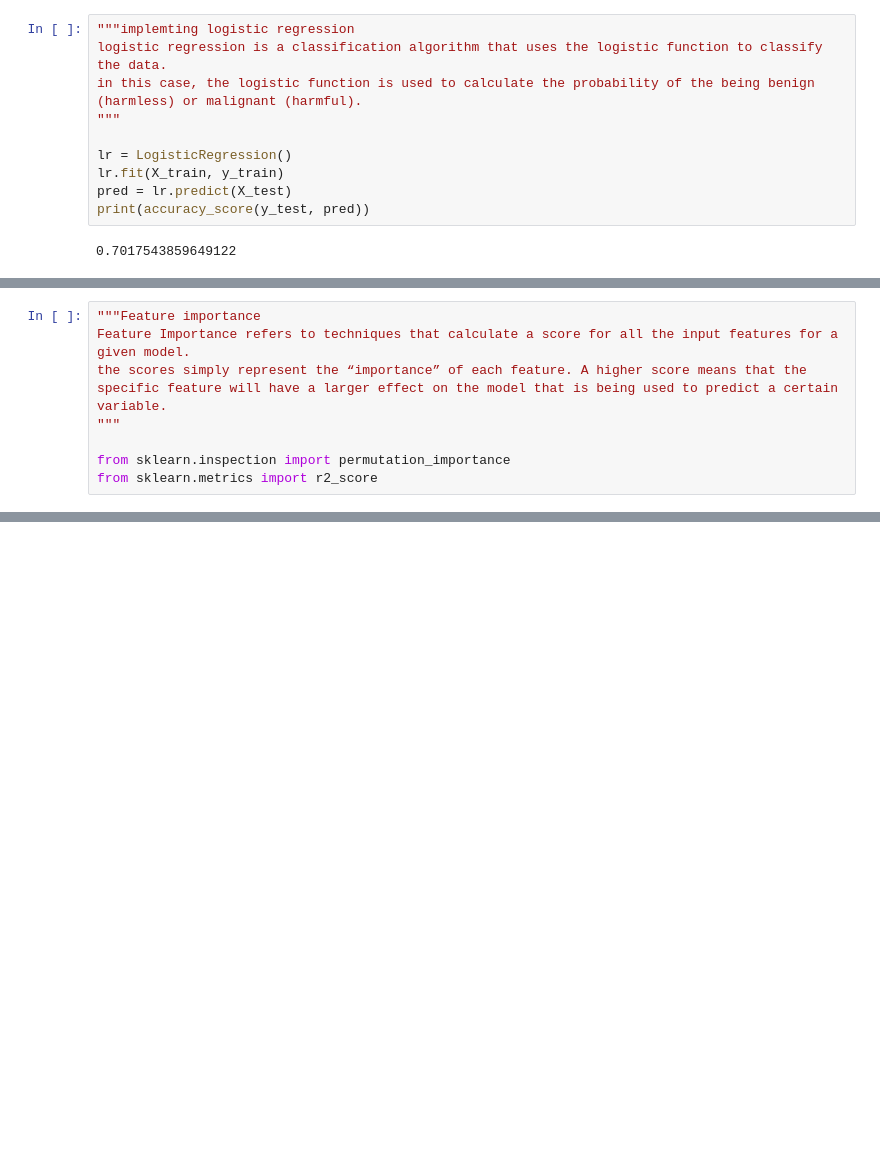
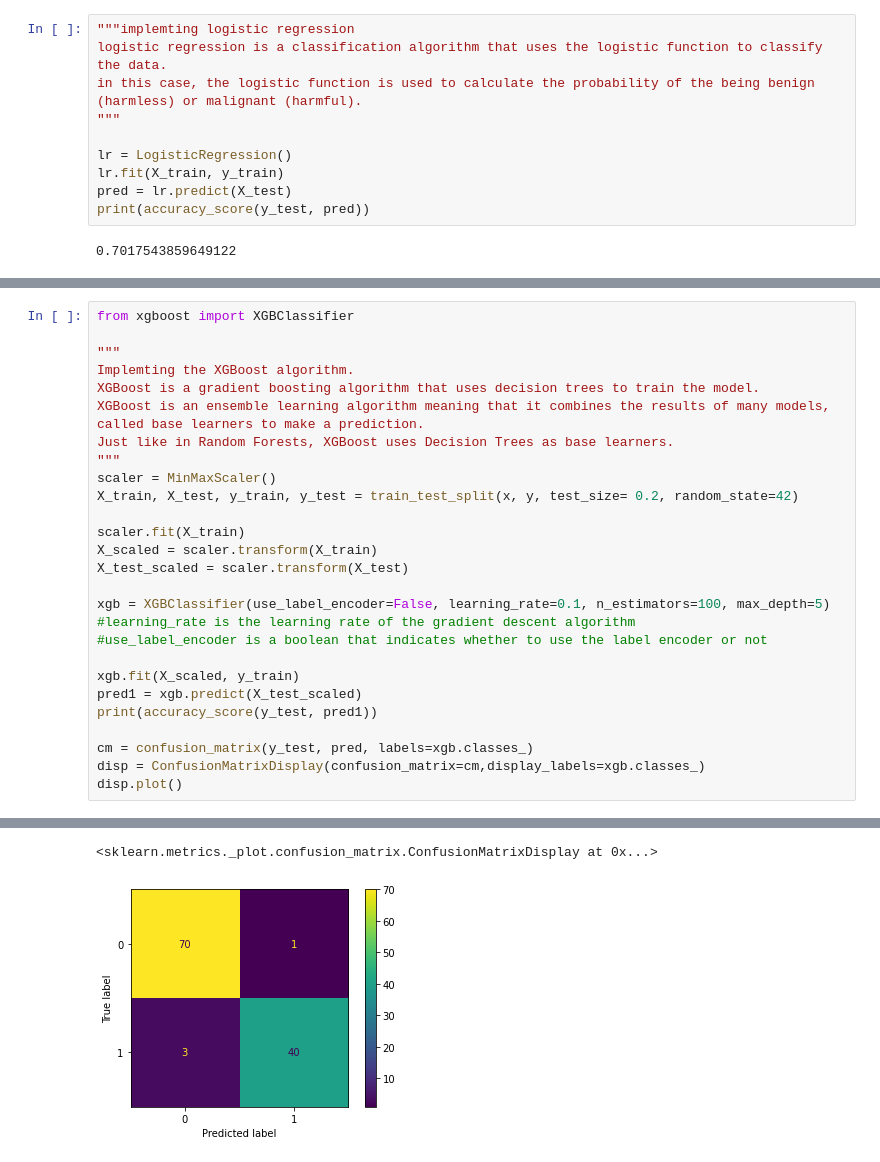
Before and after one commit to colinoy/BreastCancerPrediction, a Jupyter notebook: BreastCancer_EDA.ipynb, the cells around one changed output, grey strips where cells are left out. Saved outputs shown, nothing was run; the diff lists cells and outputs as text; blank space fills up the shorter version.

```diff
--- a/BreastCancer_EDA.ipynb
+++ b/BreastCancer_EDA.ipynb
@@ -313,8 +345,28 @@ disp.plot()
-# %%
-"""Feature importance
-Feature Importance refers to techniques that calculate a score for all the input features for a given model.
-the scores simply represent the “importance” of each feature. A higher score means that the specific feature will have a larger effect on the model that is being used to predict a certain variable.
-"""
-
-from sklearn.inspection import permutation_importance
-from sklearn.metrics import r2_score
+# %%
+from xgboost import XGBClassifier
+
+"""
+Implemting the XGBoost algorithm.
+XGBoost is a gradient boosting algorithm that uses decision trees to train the model.
+XGBoost is an ensemble learning algorithm meaning that it combines the results of many models, called base learners to make a prediction.
+Just like in Random Forests, XGBoost uses Decision Trees as base learners.
+"""
+scaler = MinMaxScaler()
+X_train, X_test, y_train, y_test = train_test_split(x, y, test_size= 0.2, random_state=42)
+
+scaler.fit(X_train)
+X_scaled = scaler.transform(X_train)
+X_test_scaled = scaler.transform(X_test)
+
+xgb = XGBClassifier(use_label_encoder=False, learning_rate=0.1, n_estimators=100, max_depth=5)
+#learning_rate is the learning rate of the gradient descent algorithm
+#use_label_encoder is a boolean that indicates whether to use the label encoder or not
+
+xgb.fit(X_scaled, y_train)
+pred1 = xgb.predict(X_test_scaled)
+print(accuracy_score(y_test, pred1))
+
+cm = confusion_matrix(y_test, pred, labels=xgb.classes_)
+disp = ConfusionMatrixDisplay(confusion_matrix=cm,display_labels=xgb.classes_)
+disp.plot()
+# %% [output]
@@ -320,0 +375,2 @@ from sklearn.metrics import r2_score
+<sklearn.metrics._plot.confusion_matrix.ConfusionMatrixDisplay at 0x...>
+[figure, added]
```
Also changed, not shown: parts of 7 cells of this notebook.
